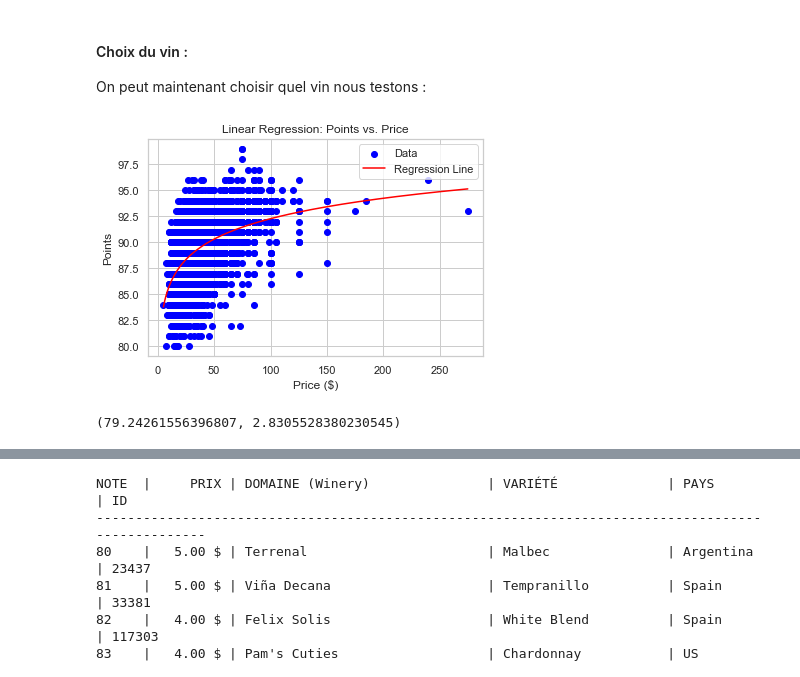
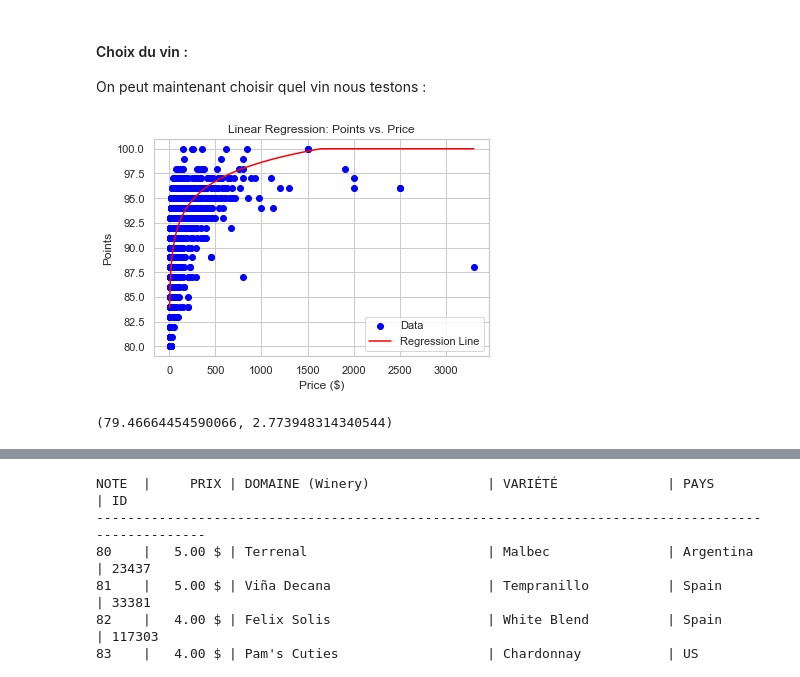
Before and after one commit to Tritri178/projet-data-2, a Jupyter notebook: notebook.ipynb, the cells around one changed output, grey strips where cells are left out. Drawn from its saved outputs; the diff is of its cells as text; code cells hidden in the pictures.

```diff
--- a/notebook.ipynb
+++ b/notebook.ipynb
@@ -175,42 +182,50 @@ Conclusions que vous pouvez tirer
 #### Choix du vin :
 On peut maintenant choisir quel vin nous testons :
 # %%
+#quelques pays à tester
+liste_pays=['France', 'Italy', 'US', 'Spain', 'Portugal']
+#changer cette variable pour tester d'autres pays
+pays='France'
 
-pays='US'
-province='Oregon'
+#quelques Region de france à tester
+liste_provinces=[None,'Bordeaux', 'Champagne', 'Provence', 'Loire Valley', 'Burgundy']
+#changer cette variable pour tester d'autres régions
+province=liste_provinces[0]
+
+
 def origine(data,country,province=None):
 
     x= data['price'].values
     y= data['points'].values
 
     countries = data['country'].values
     provinces = data['province'].values
 
-    indice_1=countries==country
+    indice_1=countries==country #filtrage par pays
 
-    if province is None or province == "":
+    if province is None or province == "": #filtrage par province si spécifiée
         indice_2 = np.ones_like(provinces, dtype=bool)
     else:
         indice_2 = (provinces == province)
 
 
-    valid_indices =  indice_1 & indice_2
+    valid_indices =  indice_1 & indice_2 #masque des indices valides
     x = x[valid_indices]
     y = y[valid_indices]
 
 
-    if len(x) < 2:
+    if len(x) < 2: #minimum de points requis pour la régression
         print(f"Erreur : Pas assez de données pour {country} {province if province else ''} ({len(x)} points trouvés).")
         return None, None
 
 
     return regression_log(x, y)
 
 path='data_cleaned.csv'
 data = pd.read_csv(path)
 
 origine(data,pays,province)
 # %% [output]
-[figure, old version]
+[figure, new version]
-(79.24261556396807, 2.8305528380230545)
+(79.46664454590066, 2.773948314340544)
 # %% [markdown]
```
Also changed, not shown: parts of 11 cells of this notebook.
